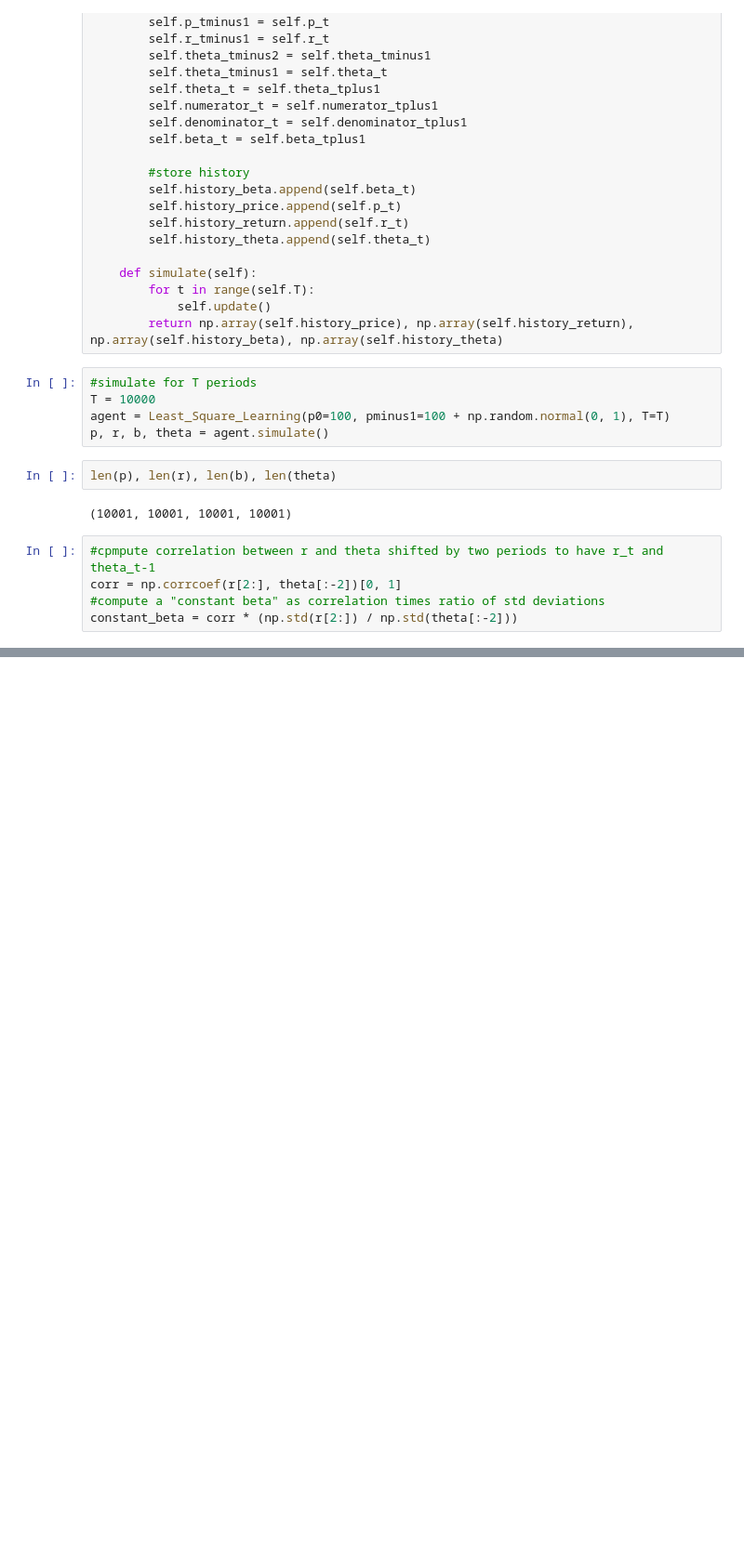
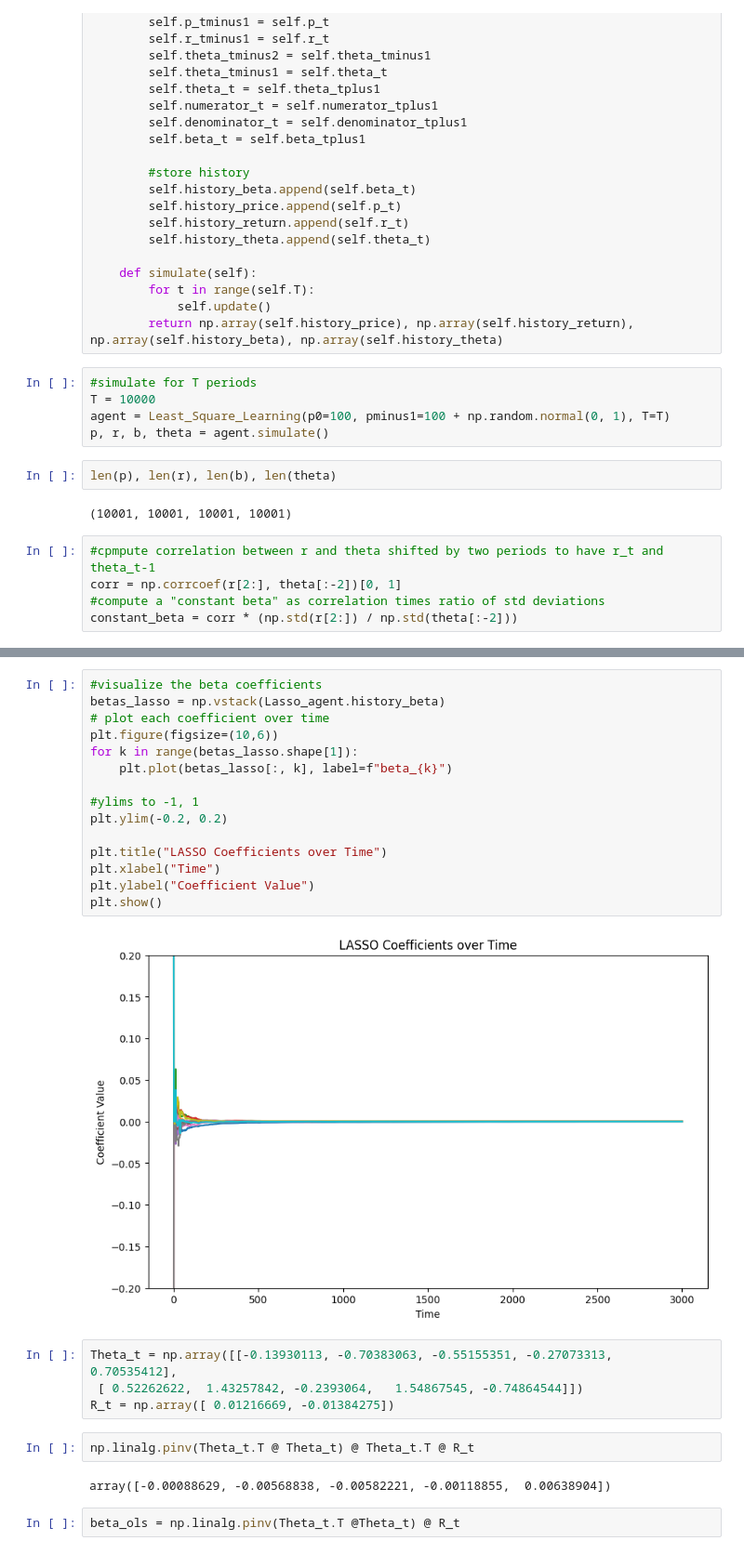
Before and after one commit to jonathanbodoseim/Lasso_paper, a Jupyter notebook: Theory/Least_Square_Learning.ipynb, the cells around one changed output, grey strips where cells are left out. Shown at 93% size. Saved outputs shown, nothing was run; the diff lists cells and outputs as text; blank space fills up the shorter version.

```diff
--- a/Theory/Least_Square_Learning.ipynb
+++ b/Theory/Least_Square_Learning.ipynb
@@ -238,0 +462,27 @@ Notes:
+# %%
+#visualize the beta coefficients
+betas_lasso = np.vstack(Lasso_agent.history_beta)
+# plot each coefficient over time
+plt.figure(figsize=(10,6))
+for k in range(betas_lasso.shape[1]):
+    plt.plot(betas_lasso[:, k], label=f"beta_{k}")
+
+#ylims to -1, 1
+plt.ylim(-0.2, 0.2)
+
+plt.title("LASSO Coefficients over Time")
+plt.xlabel("Time")
+plt.ylabel("Coefficient Value")
+plt.show()
+# %% [output]
+[figure, added]
+# %%
+Theta_t = np.array([[-0.13930113, -0.70383063, -0.55155351, -0.27073313,  0.70535412],
+ [ 0.52262622,  1.43257842, -0.2393064,   1.54867545, -0.74864544]])
+R_t = np.array([ 0.01216669, -0.01384275])
+# %%
+np.linalg.pinv(Theta_t.T @ Theta_t) @ Theta_t.T @ R_t
+# %% [output]
+array([-0.00088629, -0.00568838, -0.00582221, -0.00118855,  0.00638904])
+# %%
+beta_ols = np.linalg.pinv(Theta_t.T @Theta_t) @ R_t
```
Also changed, not shown: parts of 15 cells of this notebook, 11 other files.
